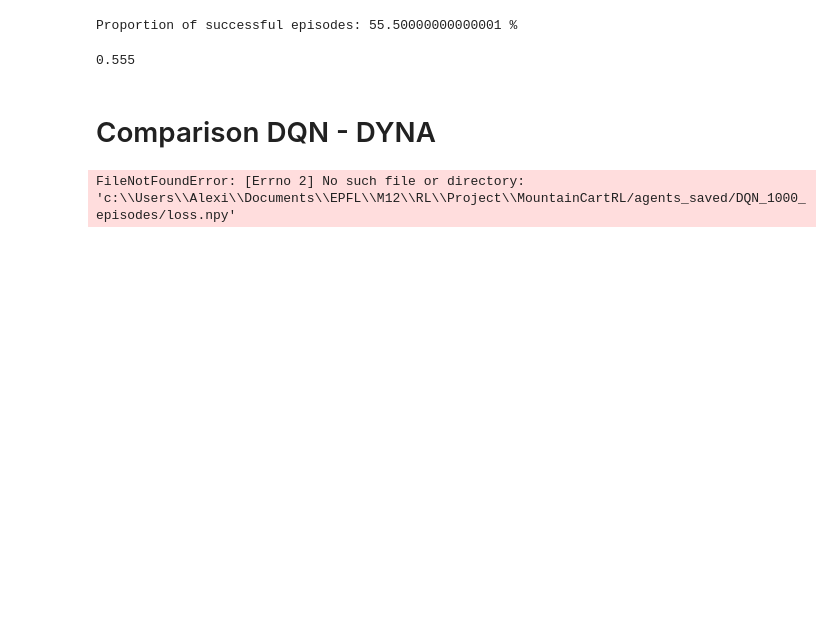
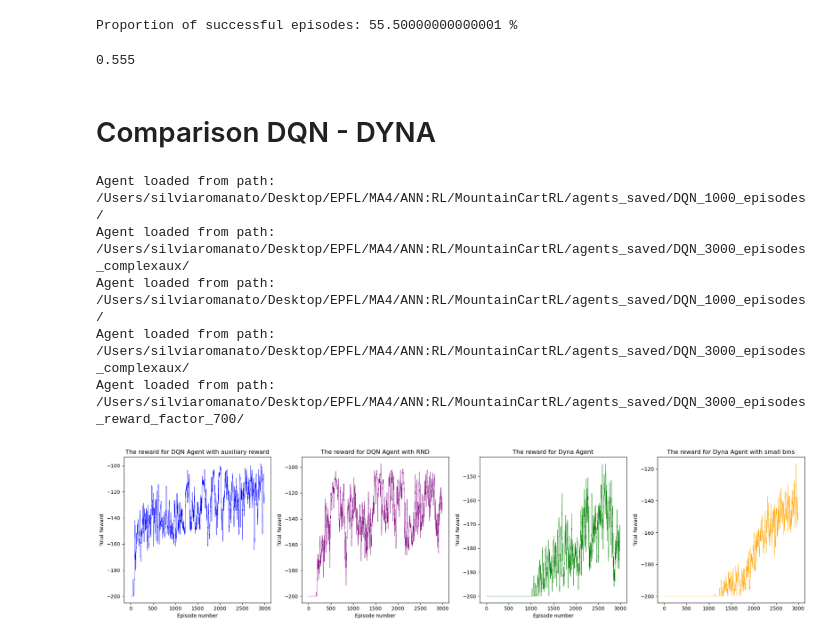
Before and after one commit to silviiaromanato/MountainCartRL, a Jupyter notebook: MountainCart_notebook.ipynb, the cells around one changed output. Drawn from its saved outputs; the diff is of its cells as text; code cells hidden in the pictures; blank space fills up the shorter version.

```diff
--- a/MountainCart_notebook.ipynb
+++ b/MountainCart_notebook.ipynb
@@ -342,47 +342,69 @@ env_aux = MountainCarReward1(render_mode=None, C = 100, D = 50, step_penalty=30,
 agent_aux = DQNAgent(env_aux, state_size, action_size)
 agent_aux.load_agent(f"DQN_3000_episodes_complexaux")
 
+# DQNRNDAgent# training rewards plot
+
+from DQN import DQNAgent, DQNnetwork
+
+num_episodes = 1000
+sample_seeds = [np.random.randint(0, 100000) for _ in range(1000)]
+
+env = gym.make('MountainCar-v0') #, render_mode = "human"
+state_size, action_size = env.observation_space.shape[0], env.action_space.n
+
+# DQNAgent
+agent = DQNAgent(env, state_size, action_size)
+agent.load_agent(f"DQN_1000_episodes")
+
+# DQNAgent with aux reward
+env_aux = MountainCarReward1(render_mode=None, C = 100, D = 50, step_penalty=30, aux_factor = 0.05)
+agent_aux = DQNAgent(env_aux, state_size, action_size)
+agent_aux.load_agent(f"DQN_3000_episodes_complexaux")
+
 # DQNRNDAgent
 agent_rnd = DQNAgent(env, state_size, action_size)
 agent_rnd.load_agent("DQN_3000_episodes_reward_factor_700")
 
 # plot the reward of agent
 fig, axs = plt.subplots(1, 4, figsize=(20, 5))
 
 rewards = np.load("agents_saved/DQN_3000_episodes_complexaux/original_rewards.npy")
 rewards = np.convolve(rewards, np.ones(10)/10, mode='valid')
-axs[0].plot(rewards, color="purple", linewidth=0.5)
+axs[0].plot(rewards, color="blue", linewidth=0.5)
 axs[0].set_title("The reward for DQN Agent with auxiliary reward")
 axs[0].set_ylabel("Total Reward")
 axs[0].set_xlabel("Episode number")
 
 rewards = np.load("agents_saved/DQN_3000_episodes_reward_factor_700/original_rewards.npy")
 rewards = np.convolve(rewards, np.ones(10)/10, mode='valid')
 axs[1].plot(rewards, color="purple", linewidth=0.5)
 axs[1].set_title("The reward for DQN Agent with RND")
 axs[1].set_ylabel("Total Reward")
 axs[1].set_xlabel("Episode number")
 
 # load dyna
 rewards = np.load("dyna_cumulative_reward_per_episode.npy")
 rewards = np.convolve(rewards, np.ones(10)/10, mode='valid')
 axs[2].plot(rewards_dyna, color="green", linewidth=0.5,label="DYNA")
 axs[2].set_title("The reward for Dyna Agent")
 axs[2].set_ylabel("Total Reward")
 axs[2].set_xlabel("Episode number")
 
-# load dyna small
-rewards_dyna_small = np.load("dyna_small_cumulative_reward_per_episode.npy")
-rewards_dyna_small = np.convolve(rewards, np.ones(10)/10, mode='valid')
-axs[3].plot(rewards_dyna_small, color="orange", linewidth=0.5,label="DYNA")
+# load small dyna
+rewards = np.load("/Users/silviaromanato/Desktop/EPFL/MA4/ANN:RL/MountainCartRL/dyna_small_cumulative_reward_per_episode.npy")
+rewards = np.convolve(rewards, np.ones(10)/10, mode='valid')
+axs[3].plot(rewards, color="orange", linewidth=0.5,label="DYNA small")
 axs[3].set_title("The reward for Dyna Agent with small bins")
 axs[3].set_ylabel("Total Reward")
-axs[3].set_xlabel("Episode number")
-
 
 plt.tight_layout()
 # %% [output]
-FileNotFoundError: [Errno 2] No such file or directory: 'c:\\Users\\Alexi\\Documents\\EPFL\\M12\\RL\\Project\\MountainCartRL/agents_saved/DQN_1000_episodes/loss.npy'
+Agent loaded from path:  /Users/silviaromanato/Desktop/EPFL/MA4/ANN:RL/MountainCartRL/agents_saved/DQN_1000_episodes/
+Agent loaded from path:  /Users/silviaromanato/Desktop/EPFL/MA4/ANN:RL/MountainCartRL/agents_saved/DQN_3000_episodes_complexaux/
+Agent loaded from path:  /Users/silviaromanato/Desktop/EPFL/MA4/ANN:RL/MountainCartRL/agents_saved/DQN_1000_episodes/
+Agent loaded from path:  /Users/silviaromanato/Desktop/EPFL/MA4/ANN:RL/MountainCartRL/agents_saved/DQN_3000_episodes_complexaux/
+Agent loaded from path:  /Users/silviaromanato/Desktop/EPFL/MA4/ANN:RL/MountainCartRL/agents_saved/DQN_3000_episodes_reward_factor_700/
+[figure, added]
 # %%
 # comparing the testing performance on 1000 new episodes, each one initialized with a randomly sampled seed as before:
 # Set ε = 0 and run each of the trained agents on testing environments.
```
Also changed, not shown: parts of 2 cells of this notebook.
